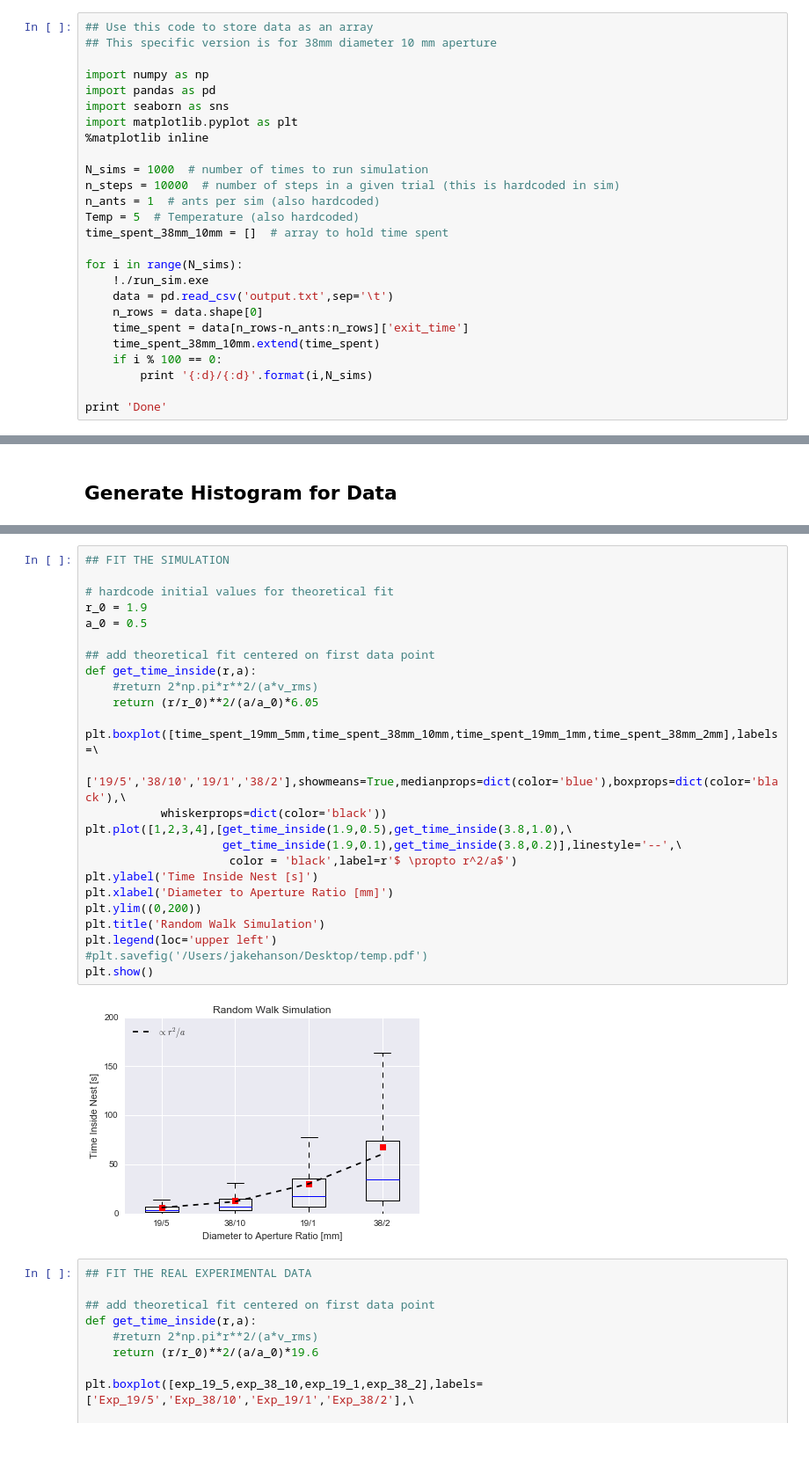
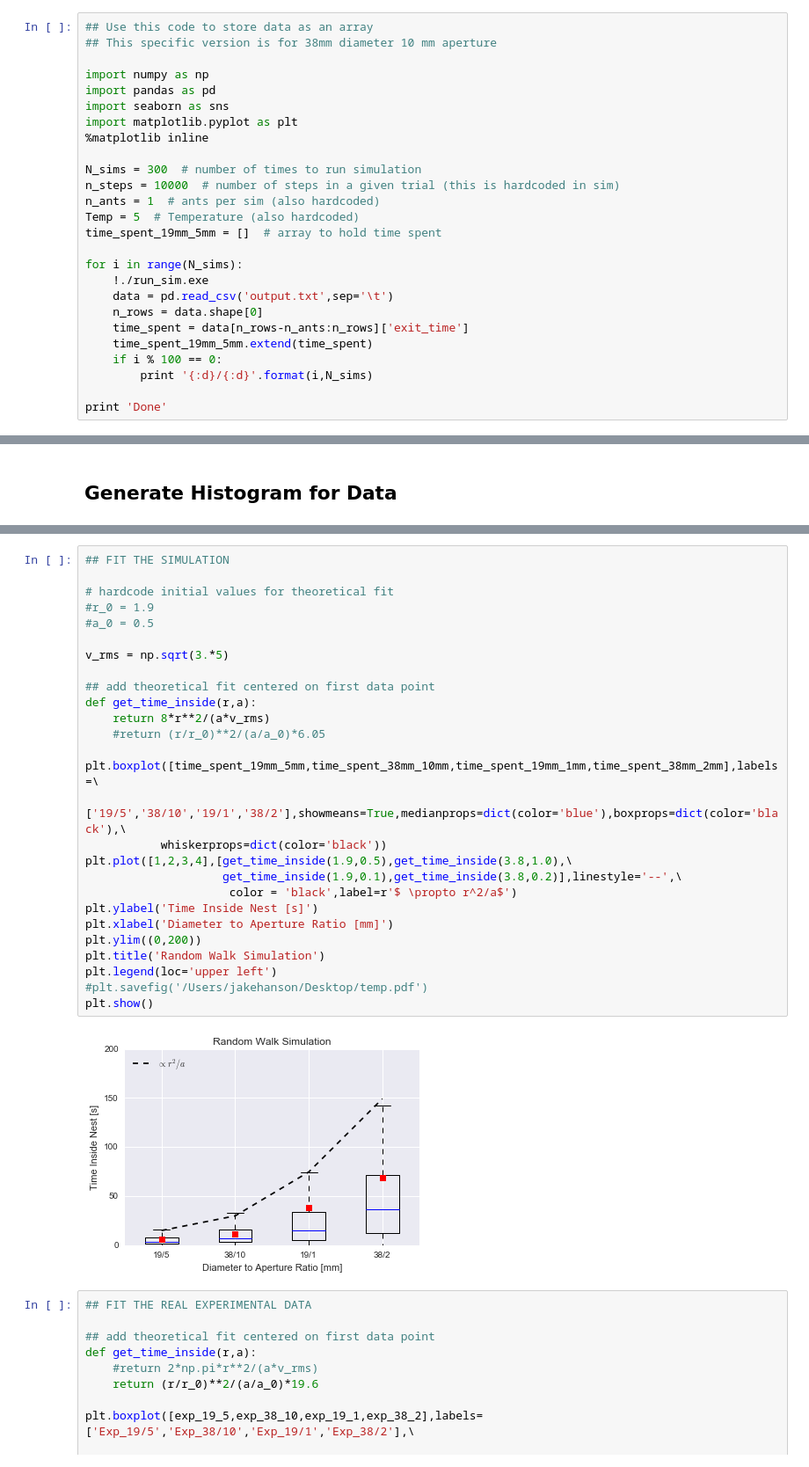
Before and after one commit to jakehanson/Random-Walk-Simulation, a Jupyter notebook: Particles_in_Disk/Disk Animation.ipynb, the cells around one changed output, grey strips where cells are left out. Shown at 88% size. Drawn from its saved outputs; the diff is of its cells as text.

```diff
--- a/Particles_in_Disk/Disk Animation.ipynb
+++ b/Particles_in_Disk/Disk Animation.ipynb
@@ -158,18 +158,18 @@ import seaborn as sns
 import matplotlib.pyplot as plt
 %matplotlib inline
 
-N_sims = 1000  # number of times to run simulation
+N_sims = 300  # number of times to run simulation
 n_steps = 10000  # number of steps in a given trial (this is hardcoded in sim)
 n_ants = 1  # ants per sim (also hardcoded)
 Temp = 5  # Temperature (also hardcoded)
-time_spent_38mm_10mm = []  # array to hold time spent
+time_spent_19mm_5mm = []  # array to hold time spent
 
 for i in range(N_sims):
     !./run_sim.exe
     data = pd.read_csv('output.txt',sep='\t')
     n_rows = data.shape[0]
     time_spent = data[n_rows-n_ants:n_rows]['exit_time']
-    time_spent_38mm_10mm.extend(time_spent)
+    time_spent_19mm_5mm.extend(time_spent)
     if i % 100 == 0:
         print '{:d}/{:d}'.format(i,N_sims)
 
@@ -211,30 +204,32 @@ $ \langle t_{inside} \rangle = \frac{2\pi r^2}{av_{rms} } $
 # %%
 ## FIT THE SIMULATION
 
 # hardcode initial values for theoretical fit
-r_0 = 1.9
-a_0 = 0.5
+#r_0 = 1.9
+#a_0 = 0.5
+
+v_rms = np.sqrt(3.*5)
 
 ## add theoretical fit centered on first data point
 def get_time_inside(r,a):
-    #return 2*np.pi*r**2/(a*v_rms)
-    return (r/r_0)**2/(a/a_0)*6.05
+    return 8*r**2/(a*v_rms)
+    #return (r/r_0)**2/(a/a_0)*6.05
 
 plt.boxplot([time_spent_19mm_5mm,time_spent_38mm_10mm,time_spent_19mm_1mm,time_spent_38mm_2mm],labels=\
          ['19/5','38/10','19/1','38/2'],showmeans=True,medianprops=dict(color='blue'),boxprops=dict(color='black'),\
            whiskerprops=dict(color='black'))
 plt.plot([1,2,3,4],[get_time_inside(1.9,0.5),get_time_inside(3.8,1.0),\
                     get_time_inside(1.9,0.1),get_time_inside(3.8,0.2)],linestyle='--',\
                      color = 'black',label=r'$ \propto r^2/a$')
 plt.ylabel('Time Inside Nest [s]')
 plt.xlabel('Diameter to Aperture Ratio [mm]')
 plt.ylim((0,200))
 plt.title('Random Walk Simulation')
 plt.legend(loc='upper left')
 #plt.savefig('/Users/jakehanson/Desktop/temp.pdf')
 plt.show()
 # %% [output]
-[figure, old version]
+[figure, new version]
 # %%
 ## FIT THE REAL EXPERIMENTAL DATA
 
```
Also changed, not shown: parts of 3 cells of this notebook.
